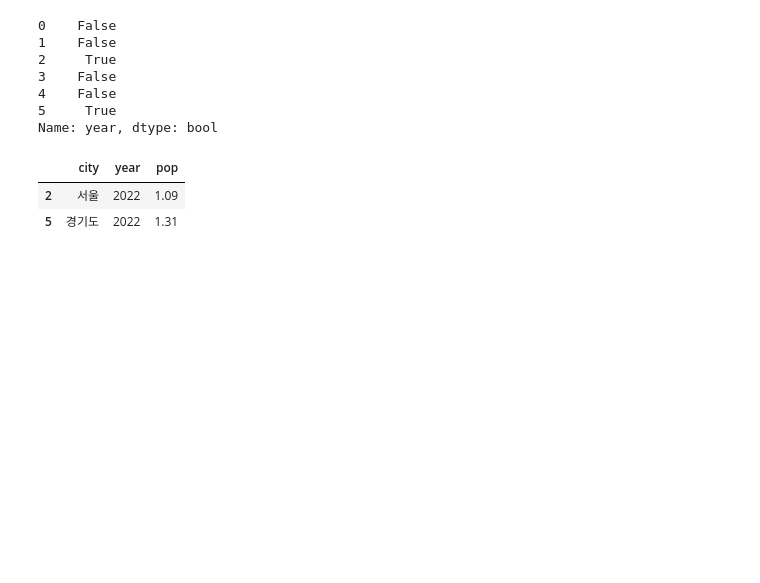
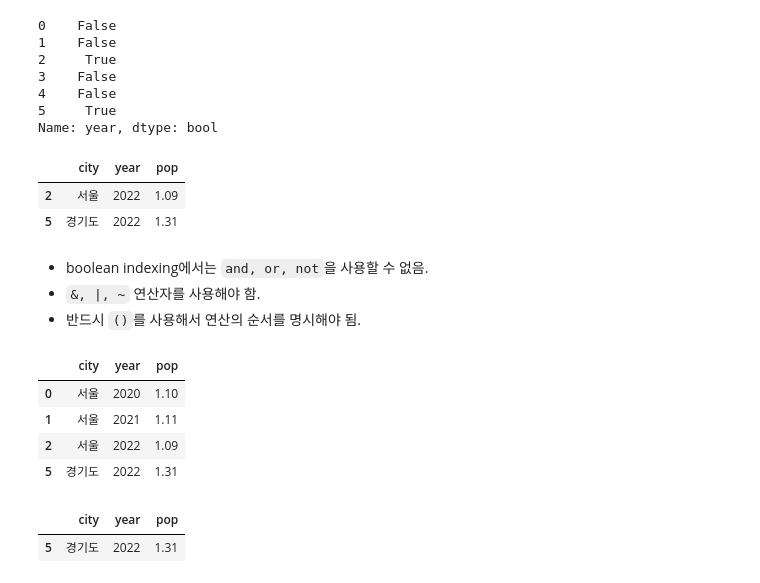
Before and after one commit to Siamesesam/202208_itw_java134_lab_python, a Jupyter notebook: py18_pandas.ipynb, the cells around one changed output. Drawn from its saved outputs; the diff is of its cells as text; code cells hidden in the pictures; blank space fills up the shorter version.

```diff
--- a/py18_pandas.ipynb
+++ b/py18_pandas.ipynb
@@ -441,3 +441,24 @@ df[df['year'] == 2022]  # select * from df where year = 2022;
 |  | city | year | pop |
 | 2 | 서울 | 2022 | 1.09 |
 | 5 | 경기도 | 2022 | 1.31 |
+# %% [markdown]
+
+* boolean indexing에서는 `and, or, not`을 사용할 수 없음.
+* `&, |, ~` 연산자를 사용해야 함.
+* 반드시 `()`를 사용해서 연산의 순서를 명시해야 됨.
+# %%
+# 데이터프레임 df에서 city가 '서울'이거나 pop가 1.3 이상인 행들을 선택
+df[(df['city'] == '서울') | (df['pop'] >= 1.3)]
+# %% [output]
+|  | city | year | pop |
+| 0 | 서울 | 2020 | 1.10 |
+| 1 | 서울 | 2021 | 1.11 |
+| 2 | 서울 | 2022 | 1.09 |
+| 5 | 경기도 | 2022 | 1.31 |
+# %%
+# city가 '경기도'이고 year가 2022인 행 선택
+# select * from df where city = '경기도' and year = 2022;
+df[(df.city == '경기도') & (df.year == 2022)]
+# %% [output]
+|  | city | year | pop |
+| 5 | 경기도 | 2022 | 1.31 |
```
Also changed, not shown: parts of 10 cells of this notebook.
